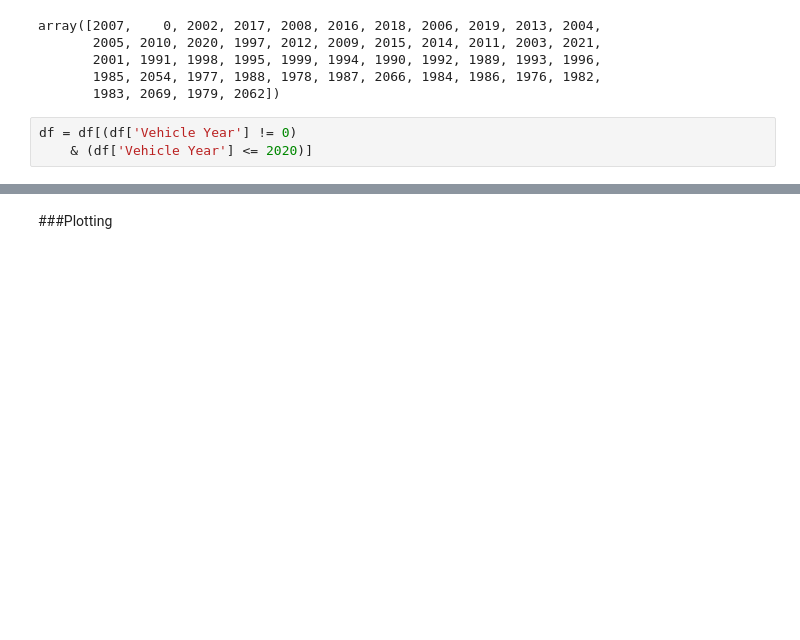
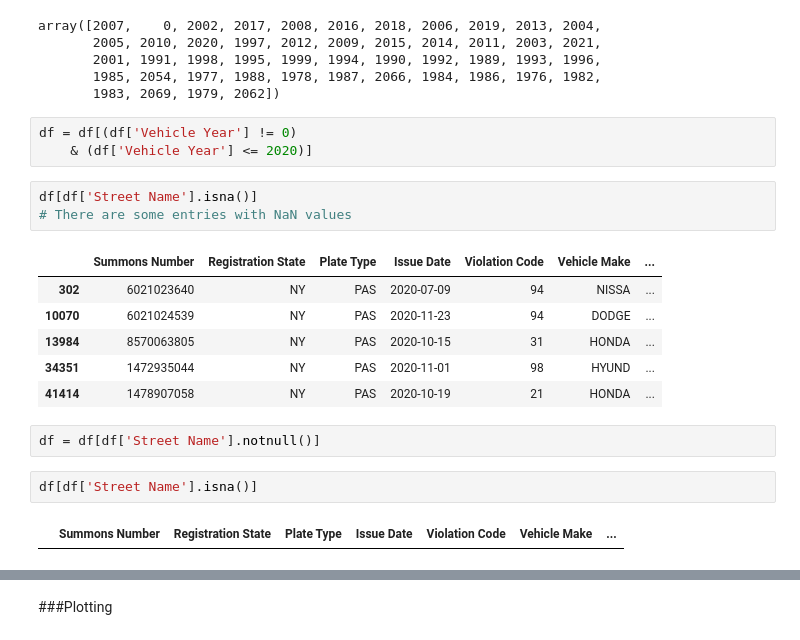
Before and after one commit to pedrohortencio/data-analysis-projects, a Jupyter notebook: NYC Parking Violations/NYC_Parking_Violations.ipynb, the cells around one changed output, grey strips where cells are left out. Cells and saved outputs as stored; diff of their text form; blank space fills up the shorter version.

```diff
--- a/NYC Parking Violations/NYC_Parking_Violations.ipynb
+++ b/NYC Parking Violations/NYC_Parking_Violations.ipynb
@@ -208,6 +209,22 @@ array([2007,    0, 2002, 2017, 2008, 2016, 2018, 2006, 2019, 2013, 2004,
 # %%
 df = df[(df['Vehicle Year'] != 0)
     & (df['Vehicle Year'] <= 2020)]
+# %%
+df[df['Street Name'].isna()]
+# There are some entries with NaN values
+# %% [output]
+|  | Summons Number | Registration State | Plate Type | Issue Date | Violation Code | Vehicle Make | ... |
+| 302 | 6021023640 | NY | PAS | 2020-07-09 | 94 | NISSA | ... |
+| 10070 | 6021024539 | NY | PAS | 2020-11-23 | 94 | DODGE | ... |
+| 13984 | 8570063805 | NY | PAS | 2020-10-15 | 31 | HONDA | ... |
+| 34351 | 1472935044 | NY | PAS | 2020-11-01 | 98 | HYUND | ... |
+| 41414 | 1478907058 | NY | PAS | 2020-10-19 | 21 | HONDA | ... |
+# %%
+df = df[df['Street Name'].notnull()]
+# %%
+df[df['Street Name'].isna()]
+# %% [output]
+|  | Summons Number | Registration State | Plate Type | Issue Date | Violation Code | Vehicle Make | ... |
 # %%
 rows, columns = df.shape
 
```
Also changed, not shown: parts of 14 cells of this notebook.
